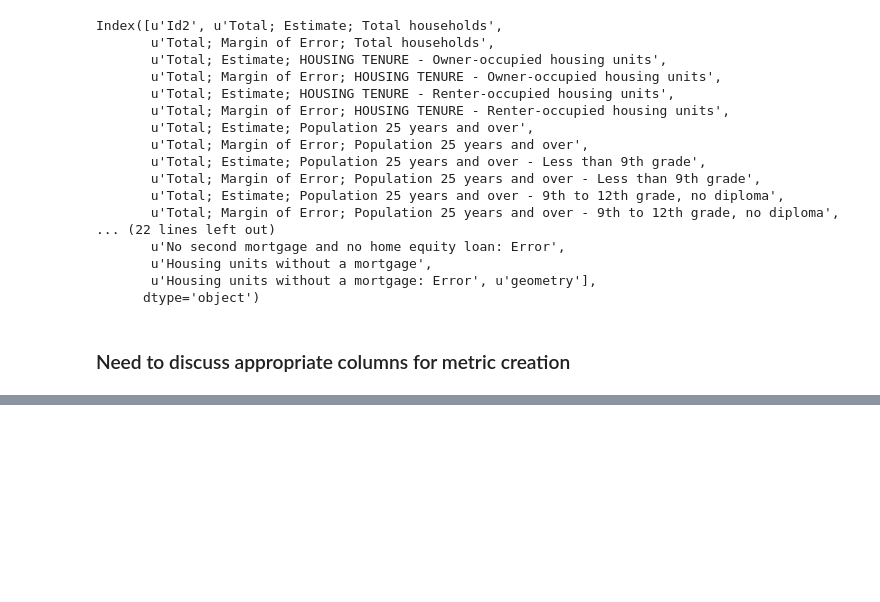
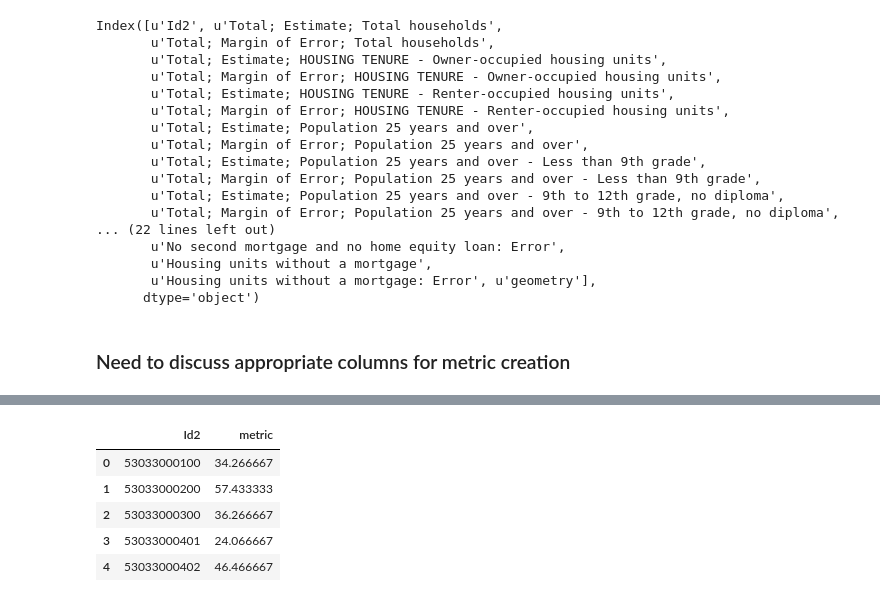
Before and after one commit to argo-marketplace/Block-Project, a Jupyter notebook: mergingData.ipynb, the cells around one changed output, grey strips where cells are left out. Saved outputs shown, nothing was run; the diff lists cells and outputs as text; code cells hidden in the pictures; blank space fills up the shorter version.

```diff
--- a/mergingData.ipynb
+++ b/mergingData.ipynb
@@ -194,0 +254,13 @@ finalDf.to_file('finalShp.shp')
+# %%
+metricAnalysis['metric'] = (metricAnalysis['Percent Median income (dollars); Estimate; Households'] + metricAnalysis['Percent Total; Estimate; Population 25 years and over - Bachelor\'s degree'] \
++ metricAnalysis['Percent Total; Estimate; HOUSING TENURE - Owner-occupied housing unit'])/3
+metricAnalysis['metric'] = metricAnalysis['metric'] * 100
+metricAnalysis = metricAnalysis[['Id2', 'metric']]
+metricAnalysis.head()
+# %% [output]
+|  | Id2 | metric |
+| 0 | 53033000100 | 34.266667 |
+| 1 | 53033000200 | 57.433333 |
+| 2 | 53033000300 | 36.266667 |
+| 3 | 53033000401 | 24.066667 |
+| 4 | 53033000402 | 46.466667 |
```
Also changed, not shown: parts of 6 cells of this notebook.
